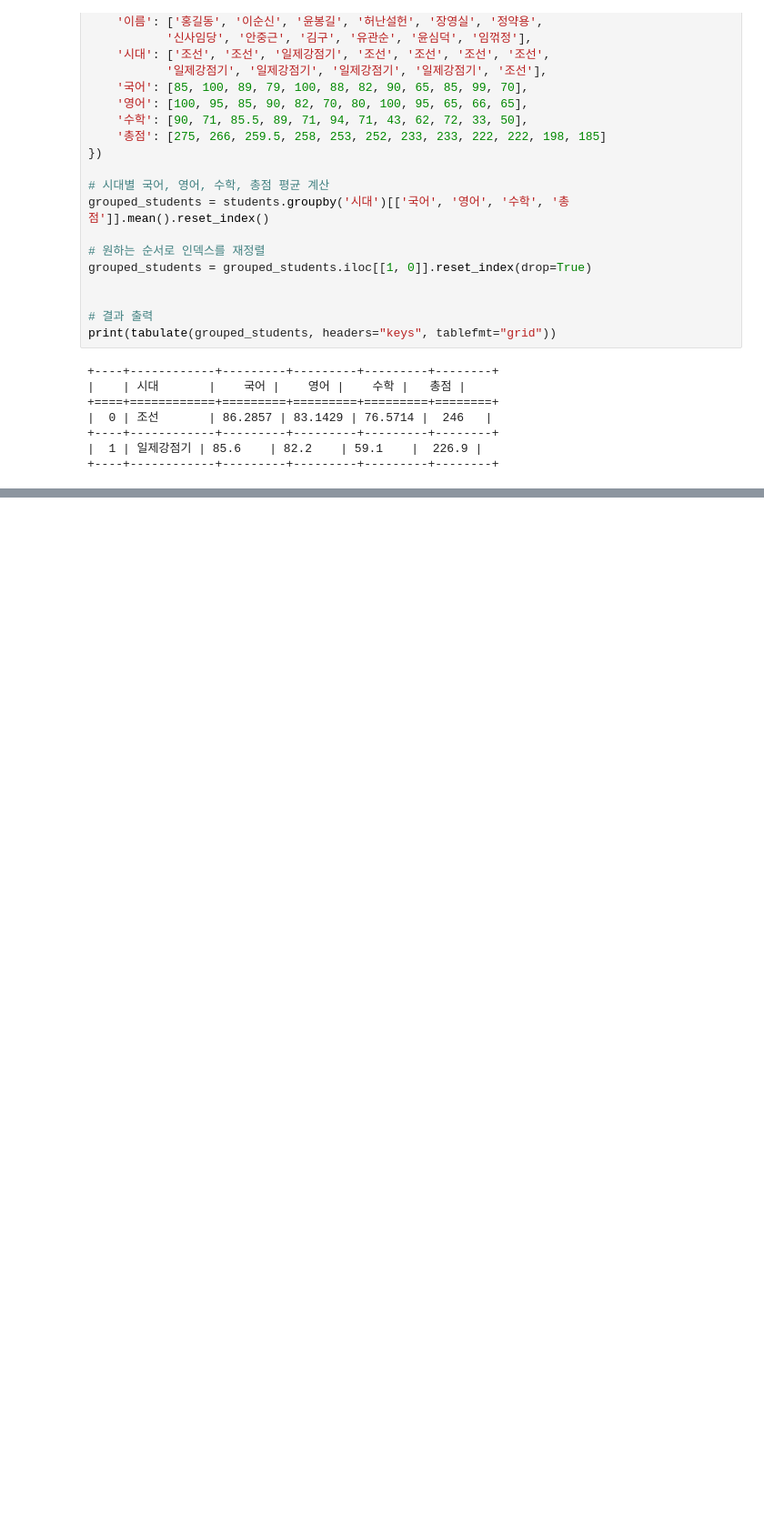
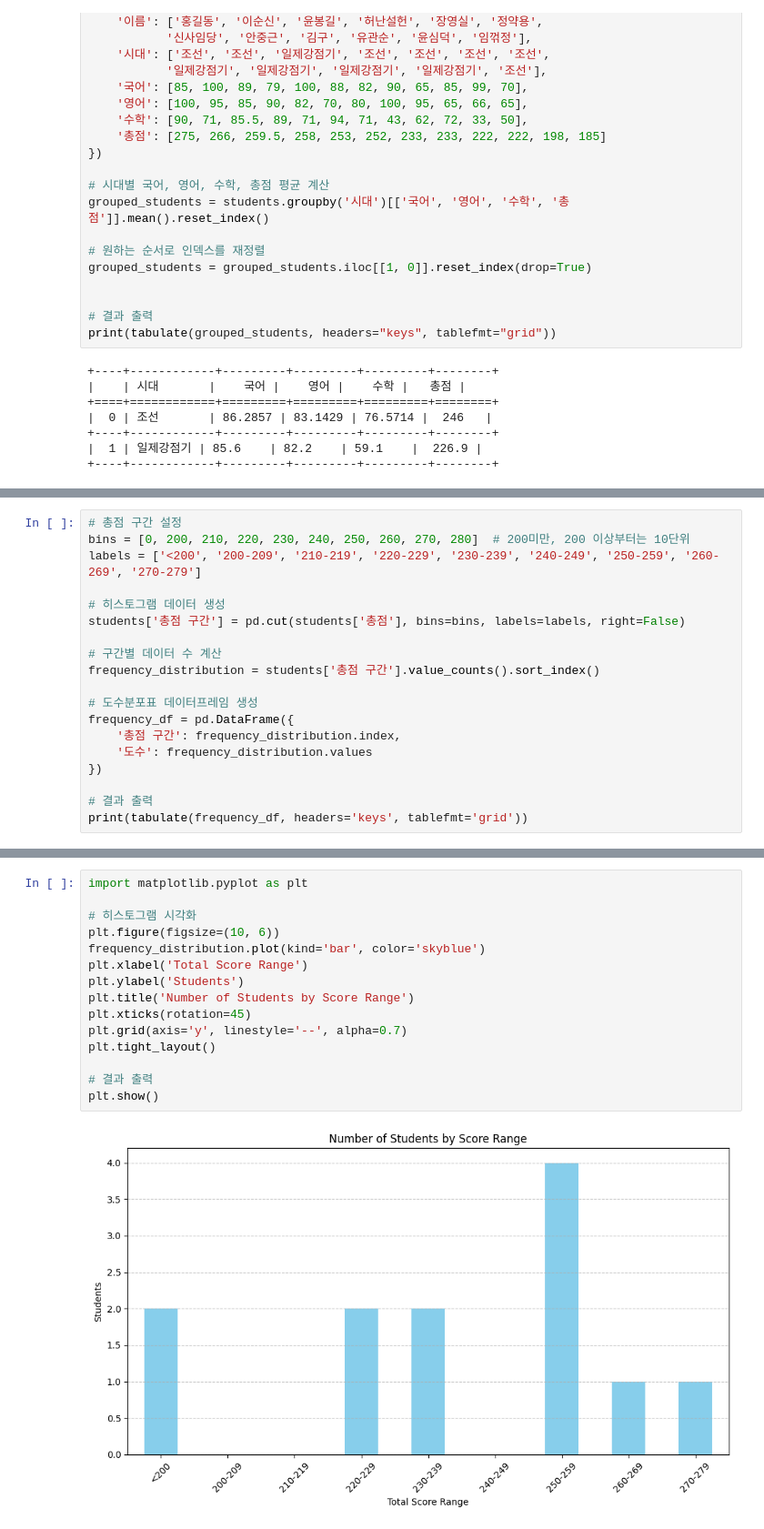
Before and after one commit to hansjang/Py_Radar, a Jupyter notebook: 데싸라면Part2_P35.ipynb, the cells around one changed output, grey strips where cells are left out. Shown: that part at 91% size. Cells and saved outputs as stored; diff of their text form; blank space fills up the shorter version.

Commit message:
데이터 정렬, 결합, 그룹화, 도수분포표, 히스토그램

```diff
--- a/데싸라면Part2_P35.ipynb
+++ b/데싸라면Part2_P35.ipynb
@@ -780,0 +789,19 @@ print(tabulate(grouped_students, headers="keys", tablefmt="grid"))
+# %%
+# 총점 구간 설정
+bins = [0, 200, 210, 220, 230, 240, 250, 260, 270, 280]  # 200미만, 200 이상부터는 10단위
+labels = ['<200', '200-209', '210-219', '220-229', '230-239', '240-249', '250-259', '260-269', '270-279']
+
+# 히스토그램 데이터 생성
+students['총점 구간'] = pd.cut(students['총점'], bins=bins, labels=labels, right=False)
+
+# 구간별 데이터 수 계산
+frequency_distribution = students['총점 구간'].value_counts().sort_index()
+
+# 도수분포표 데이터프레임 생성
+frequency_df = pd.DataFrame({
+    '총점 구간': frequency_distribution.index,
+    '도수': frequency_distribution.values
+})
+
+# 결과 출력
+print(tabulate(frequency_df, headers='keys', tablefmt='grid'))
@@ -780,0 +826,17 @@ print(tabulate(grouped_students, headers="keys", tablefmt="grid"))
+# %%
+import matplotlib.pyplot as plt
+
+# 히스토그램 시각화
+plt.figure(figsize=(10, 6))
+frequency_distribution.plot(kind='bar', color='skyblue')
+plt.xlabel('Total Score Range')
+plt.ylabel('Students')
+plt.title('Number of Students by Score Range')
+plt.xticks(rotation=45)
+plt.grid(axis='y', linestyle='--', alpha=0.7)
+plt.tight_layout()
+
+# 결과 출력
+plt.show()
+# %% [output]
+[figure, added]
```
Also changed, not shown: parts of 2 cells of this notebook.
